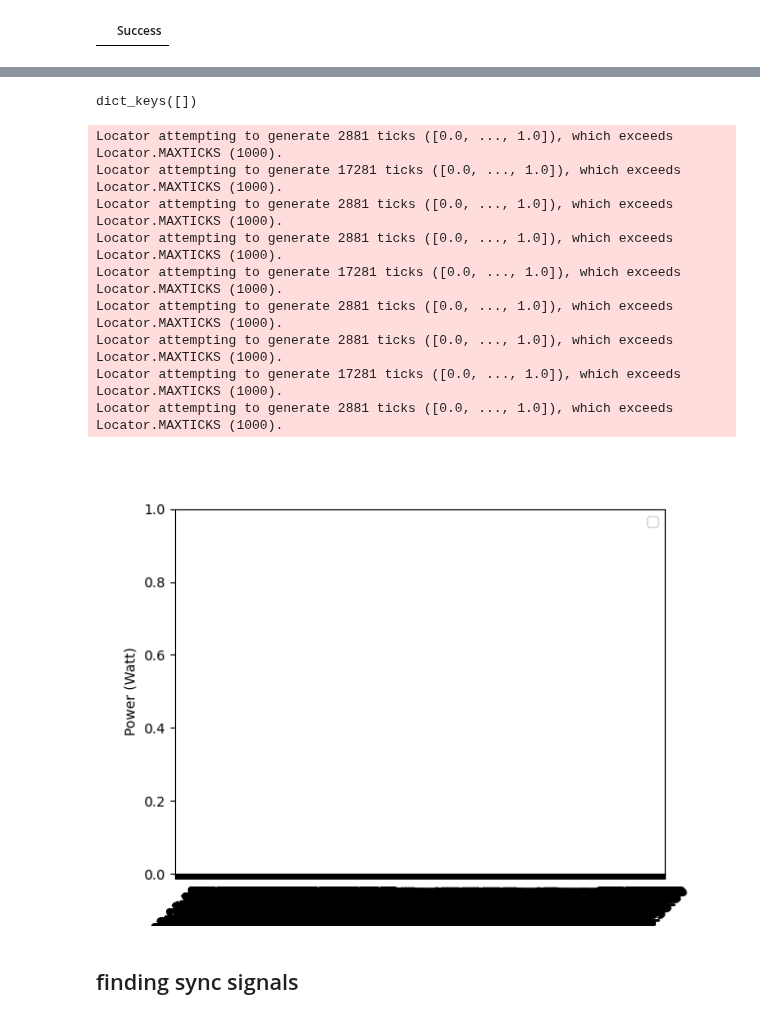
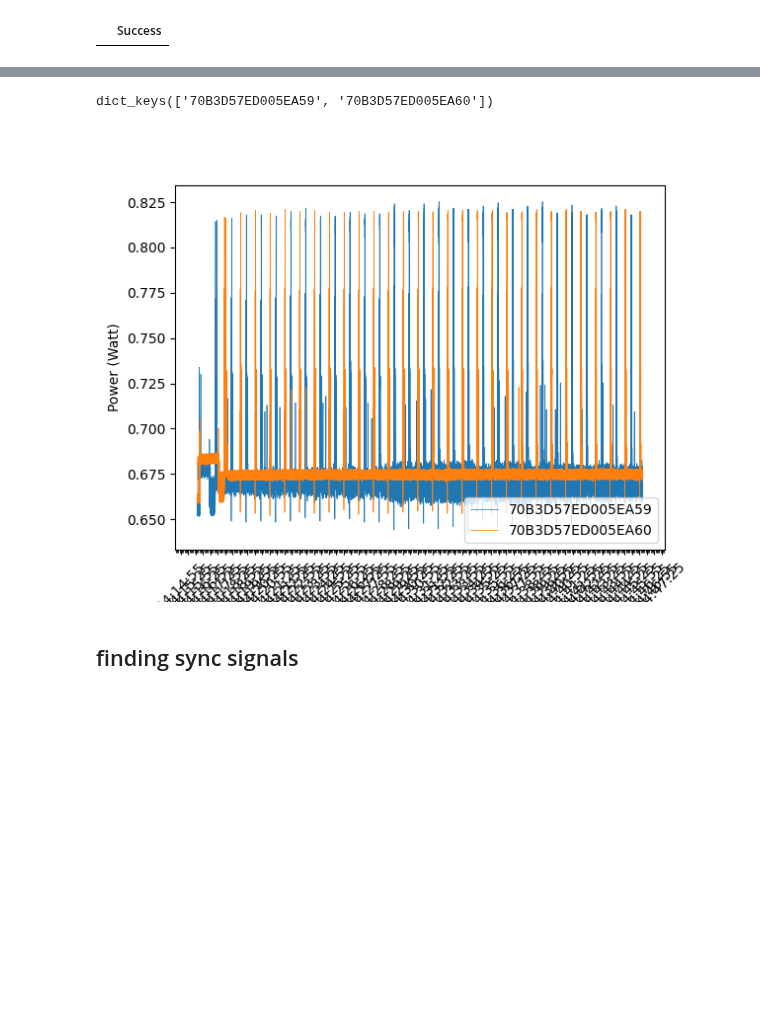
Before and after one commit to FlapKap/Terra-experiments, a Jupyter notebook: experiment/visualize.ipynb, the cells around one changed output, grey strips where cells are left out. Cells and saved outputs as stored; diff of their text form; code cells hidden in the pictures; blank space fills up the shorter version.

```diff
--- a/experiment/visualize.ipynb
+++ b/experiment/visualize.ipynb
@@ -106,43 +79,34 @@ nodes_with_queries
 # %%
 power_consumption= %sql select timestamp,power,current,voltage,node_id from expdb.Power_Consumption
 #filter to only contain results where we have a query
-power_consumption = power_consumption[power_consumption["node_id"].isin(nodes_with_queries["node_id"])]
+#power_consumption = power_consumption[power_consumption["node_id"].isin(nodes_with_queries["node_id"])]
 power_consumption = power_consumption.set_index("timestamp")
 #power_consumption = power_consumption.sort_index()
 
 groups = power_consumption.groupby("node_id")
 groups.groups.keys()
 # %% [output]
-dict_keys([])
+dict_keys(['70B3D57ED005EA59', '70B3D57ED005EA60'])
 # %%
 plt.figure()
 
 for node_id, group in groups:
-    idxs = np.linspace(0,len(group), 250, endpoint=False, dtype=int)
+    idxs = np.linspace(0,len(group), len(group), endpoint=False, dtype=int)
 
     subset = group["power"].iloc[idxs]
     plt.plot(subset.index, subset, label=node_id, linewidth=0.5)
 
 plt.xlabel("Timestamp")
 plt.xticks(rotation=45)
 plt.ylabel("Power (Watt)")
 plt.gca().xaxis.set_major_locator(SecondLocator(interval=30))  # Set the major locator to display labels every 30 seconds
 plt.gca().xaxis.set_minor_locator(SecondLocator(interval=5))  # Set the minor locator to display labels at millisecond level
 plt.gca().xaxis.set_major_formatter(DateFormatter('%H:%M:%S'))
 #plt.gca().xaxis.set_minor_formatter(DateFormatter('%S.%f'))
 plt.legend()
 plt.show()
 # %% [output]
-Locator attempting to generate 2881 ticks ([0.0, ..., 1.0]), which exceeds Locator.MAXTICKS (1000).
-Locator attempting to generate 17281 ticks ([0.0, ..., 1.0]), which exceeds Locator.MAXTICKS (1000).
-Locator attempting to generate 2881 ticks ([0.0, ..., 1.0]), which exceeds Locator.MAXTICKS (1000).
-Locator attempting to generate 2881 ticks ([0.0, ..., 1.0]), which exceeds Locator.MAXTICKS (1000).
-Locator attempting to generate 17281 ticks ([0.0, ..., 1.0]), which exceeds Locator.MAXTICKS (1000).
-Locator attempting to generate 2881 ticks ([0.0, ..., 1.0]), which exceeds Locator.MAXTICKS (1000).
-Locator attempting to generate 2881 ticks ([0.0, ..., 1.0]), which exceeds Locator.MAXTICKS (1000).
-Locator attempting to generate 17281 ticks ([0.0, ..., 1.0]), which exceeds Locator.MAXTICKS (1000).
-Locator attempting to generate 2881 ticks ([0.0, ..., 1.0]), which exceeds Locator.MAXTICKS (1000).
-[figure, old version]
+[figure, new version]
 # %% [markdown]
 ## finding sync signals
 # %%
```
Also changed, not shown: parts of 35 cells of this notebook, 1 other file.
